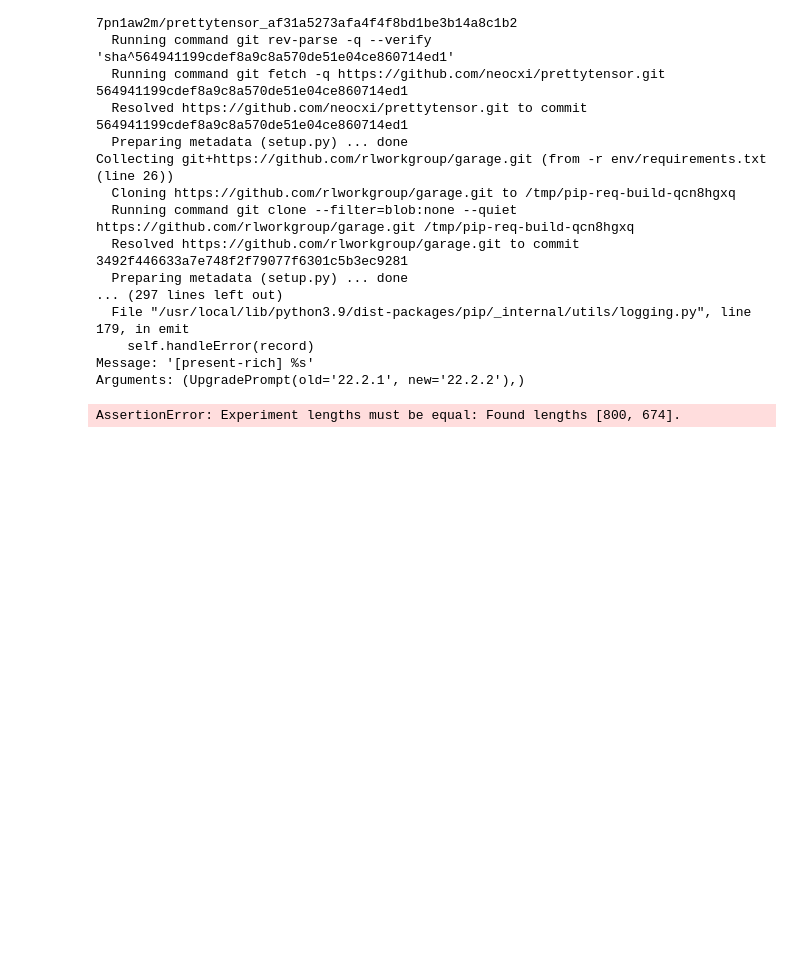
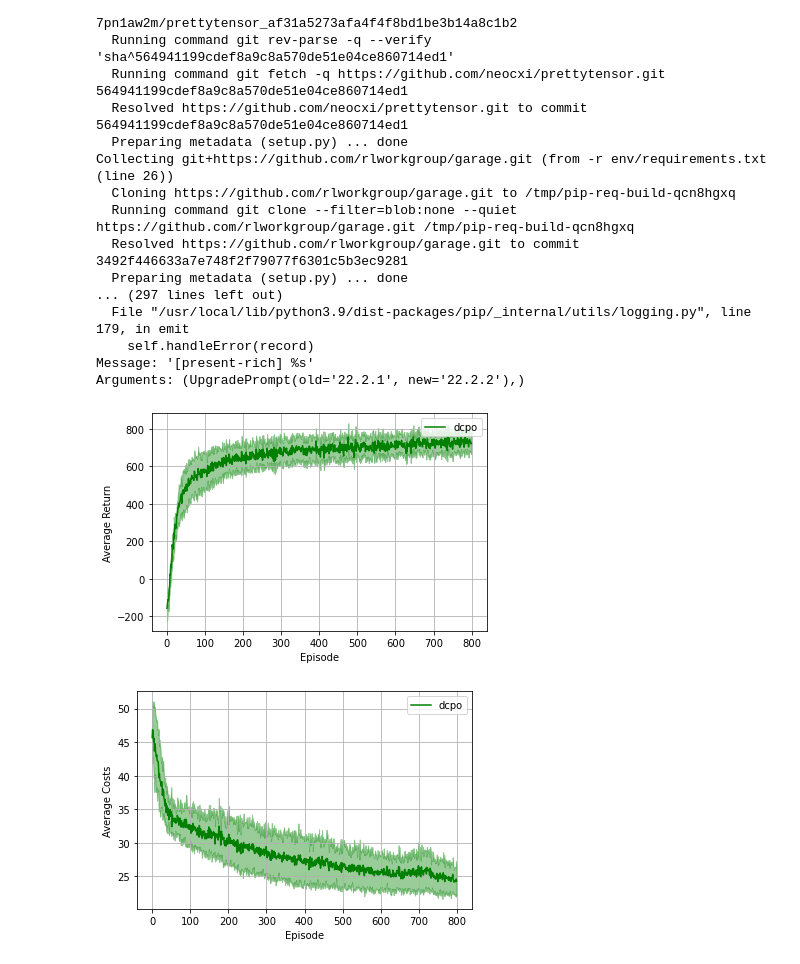
Before and after one commit to jaimesabalimperial/jaisalab, a Jupyter notebook: experiments.ipynb, the cells around one changed output. Saved outputs shown, nothing was run; the diff lists cells and outputs as text; code cells hidden in the pictures; blank space fills up the shorter version.

Commit message:
fixed some bugs with plotter

```diff
--- a/experiments.ipynb
+++ b/experiments.ipynb
@@ -65,13 +65,15 @@ from jaisalab.evaluation.plotter import RLPlotter
 # %%
 data_dirs = ['data/local/experiment/',
              'data1/local/experiment/',
              'data2/local/experiment/',
              'data3/local/experiment/',
-             'data4/local/experiment/']
+             'data4/local/experiment/',
+             'data5/local/experiment/']
 
-plotter = RLPlotter(fdir=None, data_dir=data_dirs)
+plotter = RLPlotter(fdir='dcpo_backlog', data_dir=data_dirs)
 plotter.plot_returns()
 #plotter.plot_constraint_vals()
 plotter.plot_costs()
 # %% [output]
-AssertionError: Experiment lengths must be equal: Found lengths [800, 674].
+[figure, added]
+[figure, added]
```
Also changed, not shown: 3 other files.
